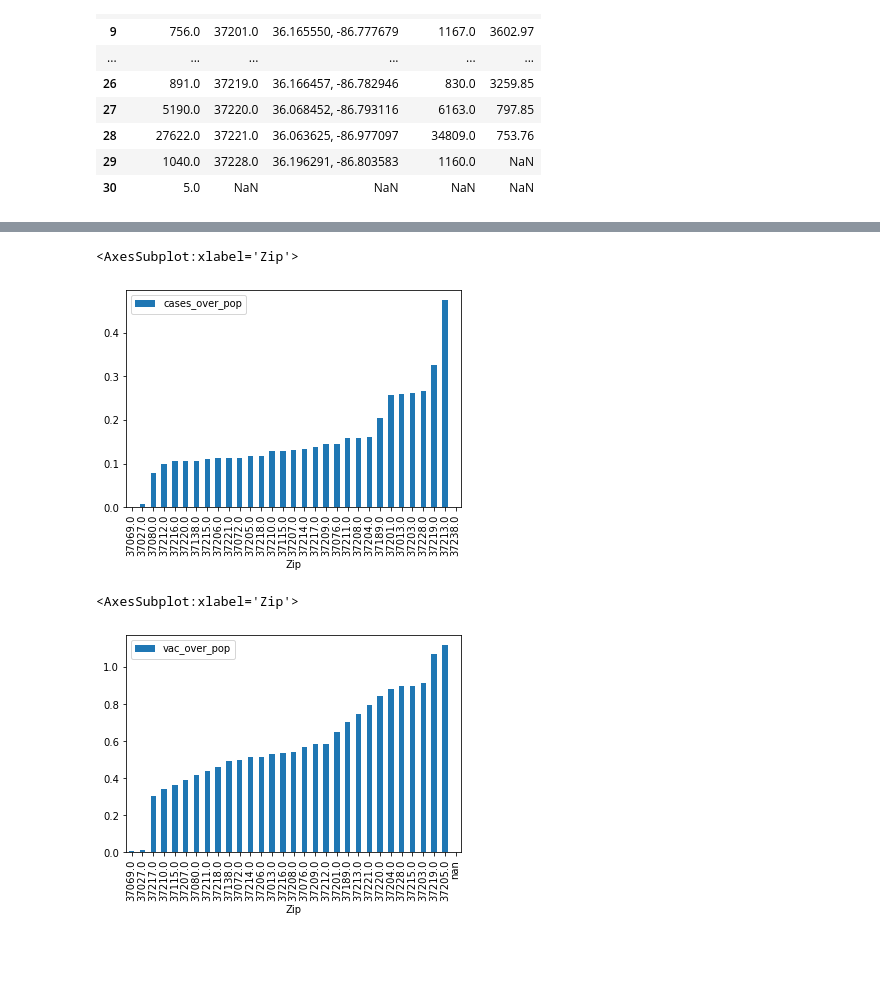
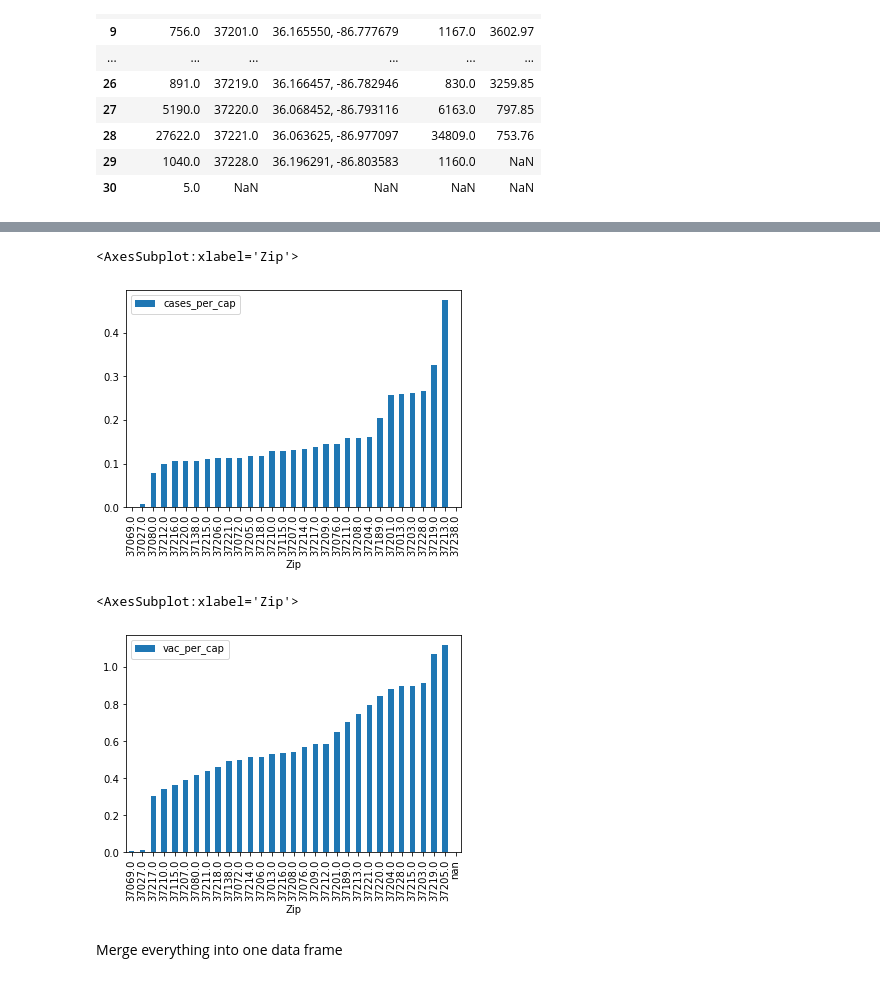
Before and after one commit to ryanhilber93/nash-covid-cases-vaccines-hot_chickens, a Jupyter notebook: hilber_notebook.ipynb, the cells around one changed output, grey strips where cells are left out. Drawn from its saved outputs; the diff is of its cells as text; code cells hidden in the pictures; blank space fills up the shorter version.

```diff
--- a/hilber_notebook.ipynb
+++ b/hilber_notebook.ipynb
@@ -193,7 +234,7 @@ df_cases_by_zip
 # %%
-df_cases_by_zip['cases_over_pop'] = df_cases_by_zip['Cases'] / df_cases_by_zip['Population']
+df_cases_by_zip['cases_per_cap'] = df_cases_by_zip['Cases'] / df_cases_by_zip['Population']
 # %%
-df_cases_by_zip['cases_over_pop'] = df_cases_by_zip.apply(lambda row: float(row['Cases']) / float(row['Population']), axis=1)
+df_cases_by_zip['cases_per_cap'] = df_cases_by_zip.apply(lambda row: float(row['Cases']) / float(row['Population']), axis=1)
 # %%
 df_cases_by_zip
 # %% [output]
@@ -259,14 +302,16 @@ df_vac_by_zip
 | 29 | 1040.0 | 37228.0 | 36.196291, -86.803583 | 1160.0 | NaN | 0.896552 |
 | 30 | 5.0 | NaN | NaN | NaN | NaN | NaN |
 # %%
-df_cases_by_zip = df_cases_by_zip.sort_values('cases_over_pop')
-df_cases_by_zip.plot.bar(x='Zip', y='cases_over_pop')
+df_cases_by_zip = df_cases_by_zip.sort_values('cases_per_cap')
+df_cases_by_zip.plot.bar(x='Zip', y='cases_per_cap')
 # %% [output]
 <AxesSubplot:xlabel='Zip'>
-[figure, old version]
+[figure, new version]
 # %%
-df_vac_by_zip = df_vac_by_zip.sort_values('vac_over_pop')
-df_vac_by_zip.plot.bar(x='Zip', y='vac_over_pop')
+df_vac_by_zip = df_vac_by_zip.sort_values('vac_per_cap')
+df_vac_by_zip.plot.bar(x='Zip', y='vac_per_cap')
 # %% [output]
 <AxesSubplot:xlabel='Zip'>
-[figure, old version]
+[figure, new version]
+# %% [markdown]
+Merge everything into one data frame
```
Also changed, not shown: parts of 33 cells of this notebook, 5 other files.
